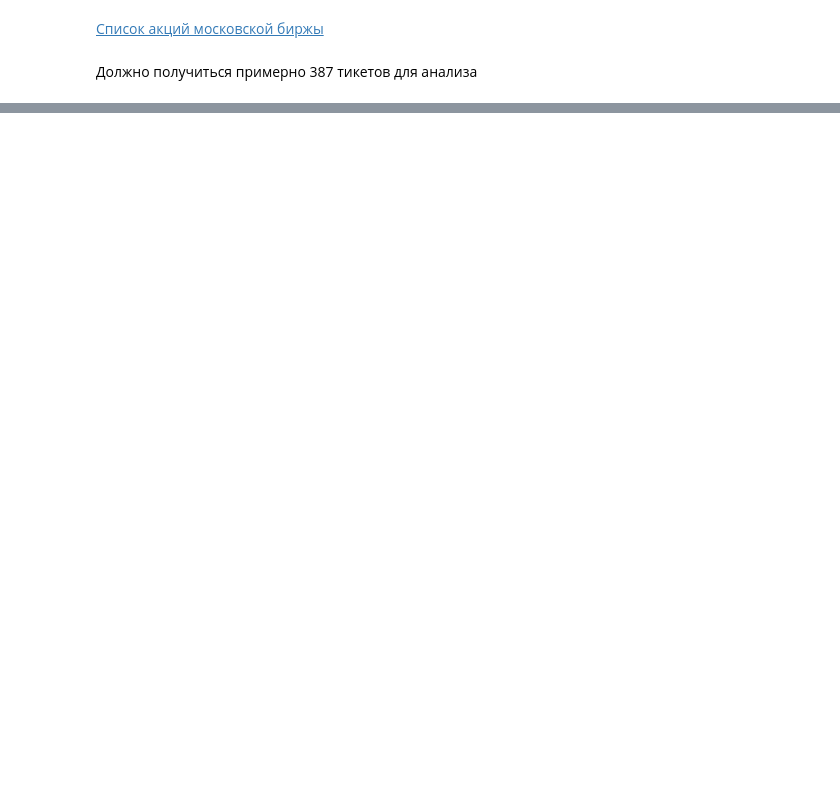
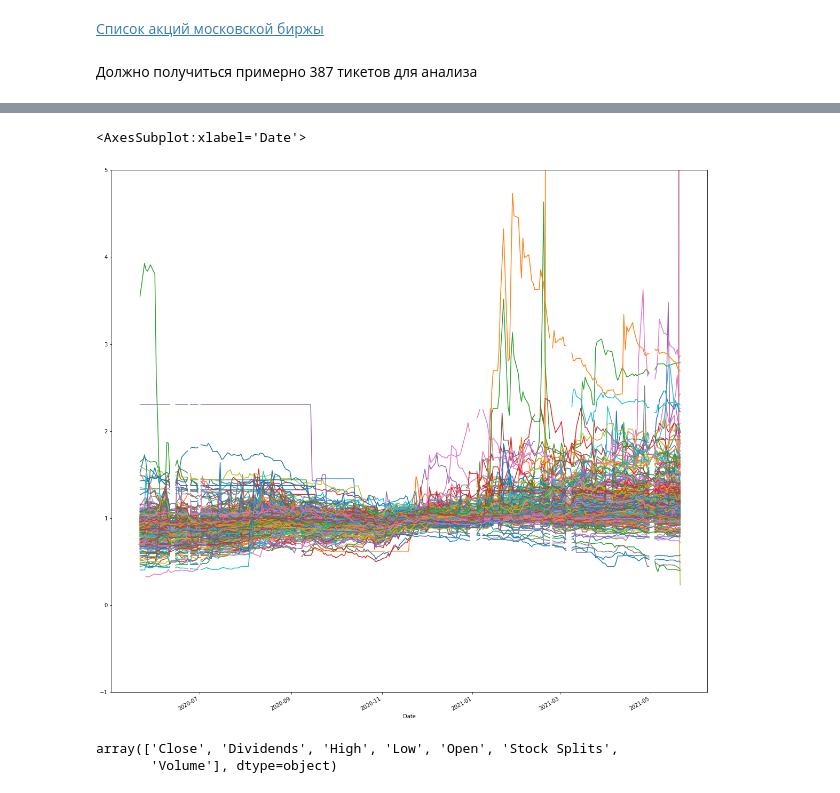
Before and after one commit to Mikhaylov-yv/Trad_histori_test, a Jupyter notebook: notebooks/Просмотр рынка Мос биржы.ipynb, the cells around one changed output, grey strips where cells are left out. Saved outputs shown, nothing was run; the diff lists cells and outputs as text; code cells hidden in the pictures; blank space fills up the shorter version.

Commit message:
Убрал выбросы в двнных

```diff
--- a/notebooks/Просмотр рынка Мос биржы.ipynb
+++ b/notebooks/Просмотр рынка Мос биржы.ipynb
@@ -45,7 +49,7 @@ for inst in df_instr.SECID.tolist():
 # tickers_list = ['AAL', 'ABRD.ME', 'AKEU.ME']
 tickers_str = ' '.join(tickers_list)
 data = yf.Tickers(tickers_str)
-data = data.history(period="1w", interval="1d",)
+data = data.history(period="1w", interval="1d")
 # %% [output]
 [*********************100%***********************]  3175 of 3175 completed
 
@@ -67,2 +71,3 @@ data = data.history(period="1w", interval="1d",)
 # %%
-data.transpose().loc['Volume'].dropna(how = 'all').index.to_list()
+# Список доступных инструментов
+tickers_list = data.transpose().loc['Volume'].dropna(how = 'all').index.to_list()
@@ -86,0 +74,4 @@ data.transpose().loc['Volume'].dropna(how = 'all').index.to_list()
+# %%
+tickers_str = ' '.join(tickers_list)
+data = yf.Tickers(tickers_str)
+data = data.history(period="12mo", interval="1d",)
@@ -86,0 +120,4 @@ data.transpose().loc['Volume'].dropna(how = 'all').index.to_list()
+# %%
+# Все выбросы в данных
+gr = data['Close'] / data['Close'].median()
+gr_ = drop_blowout(gr)
@@ -86,0 +134,11 @@ data.transpose().loc['Volume'].dropna(how = 'all').index.to_list()
+# %%
+gr.plot(ylim = (-1,5),legend = False, figsize=(20, 20))
+# %% [output]
+<AxesSubplot:xlabel='Date'>
+[figure, added]
+# %%
+# Параметры
+np.unique(data.columns.to_frame()[0].values)
+# %% [output]
+array(['Close', 'Dividends', 'High', 'Low', 'Open', 'Stock Splits',
+       'Volume'], dtype=object)
```
Also changed, not shown: parts of 10 cells of this notebook.
